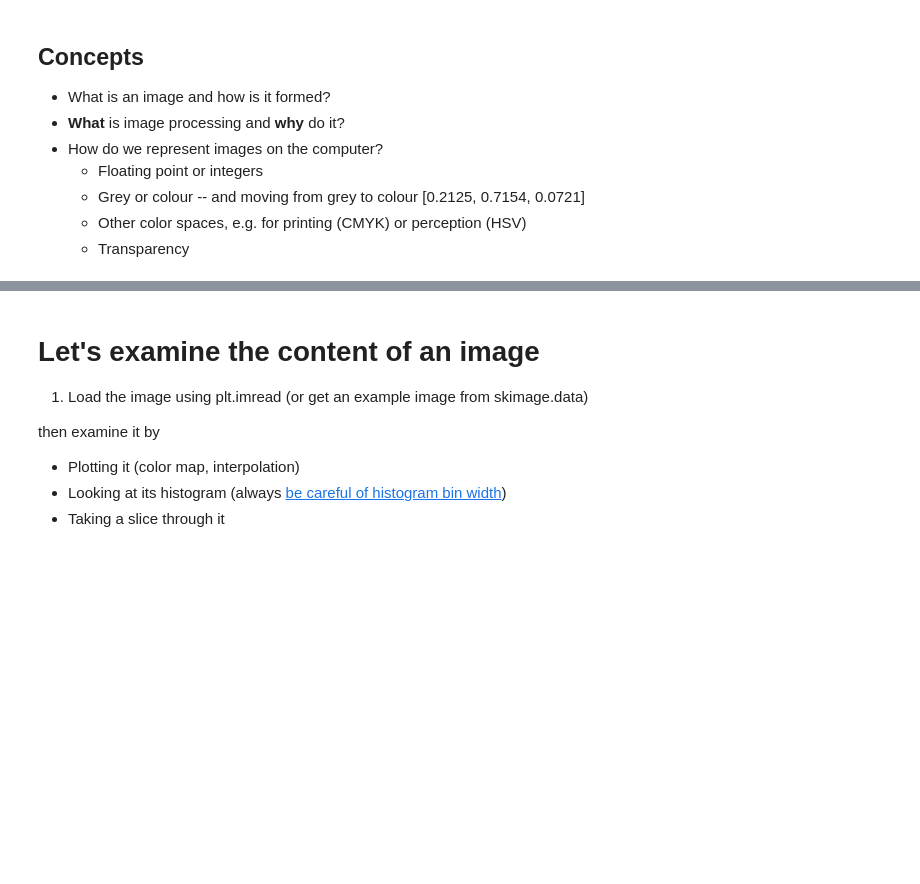
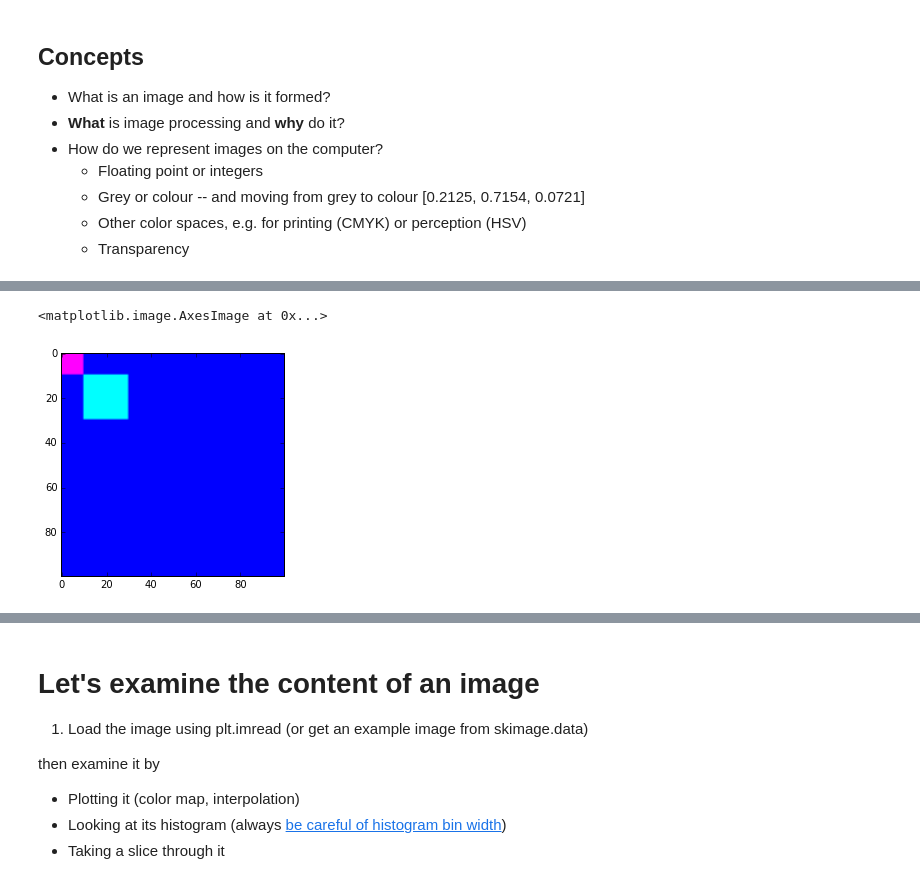
Before and after one commit to stefanv/aims2014, a Jupyter notebook: image_processing_intro.ipynb, the cells around one changed output, grey strips where cells are left out. Cells and saved outputs as stored; diff of their text form; code cells hidden in the pictures; blank space fills up the shorter version.

```diff
--- a/image_processing_intro.ipynb
+++ b/image_processing_intro.ipynb
@@ -15,0 +58,11 @@ from where I borrowed some of the exercises below.
+# %%
+rgb = np.zeros((100, 100, 3))
+
+rgb[:10, :10, 0] = 1
+rgb[10:30, 10:30, 1] = 1
+rgb[:, :, 2] = 1
+
+plt.imshow(rgb, vmin=0, vmax=1)
+# %% [output]
+<matplotlib.image.AxesImage at 0x...>
+[figure, added]
```
Also changed, not shown: parts of 13 cells of this notebook, 1 other file.
